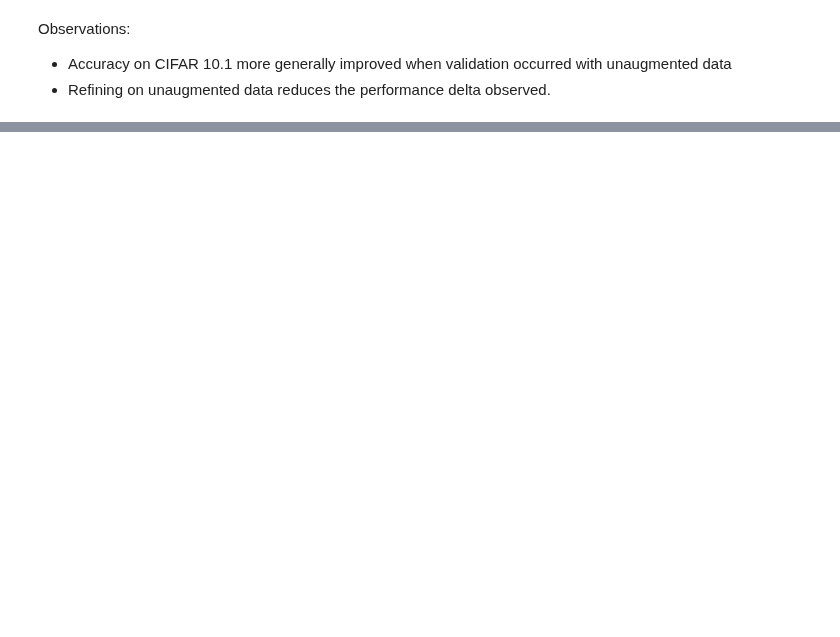
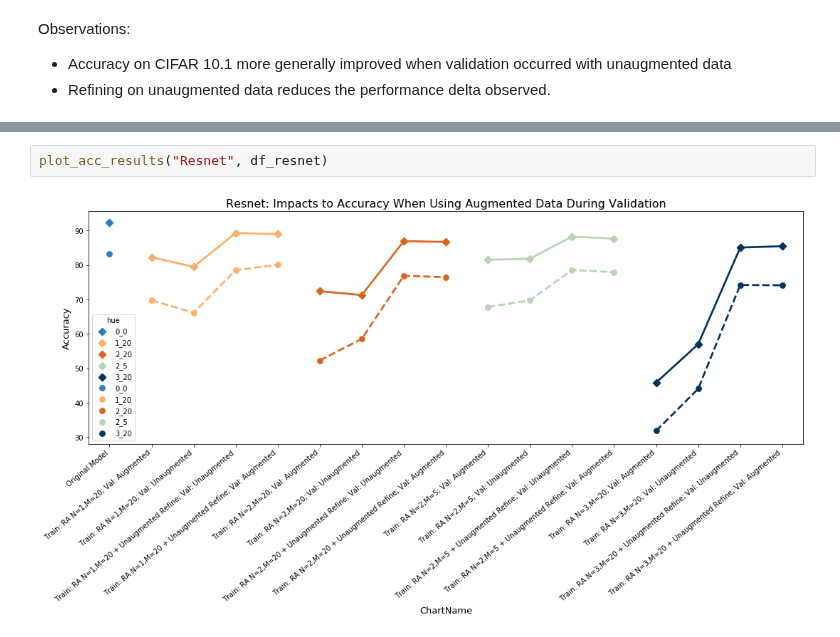
Before and after one commit to danzisar/w210-capstone, a Jupyter notebook: analysis/AugmentationValidationAnalysis.ipynb, the cells around one changed output, grey strips where cells are left out. Cells and saved outputs as stored; diff of their text form; blank space fills up the shorter version.

```diff
--- a/analysis/AugmentationValidationAnalysis.ipynb
+++ b/analysis/AugmentationValidationAnalysis.ipynb
@@ -169,0 +215,4 @@ Observations:
+# %%
+plot_acc_results("Resnet", df_resnet)
+# %% [output]
+[figure, added]
```
Also changed, not shown: parts of 15 cells of this notebook.
